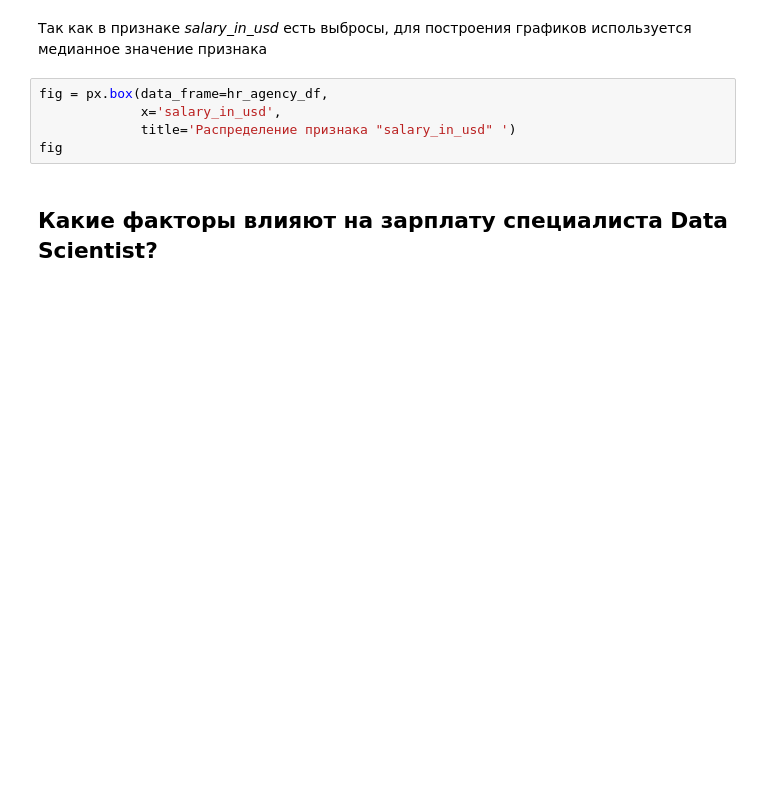
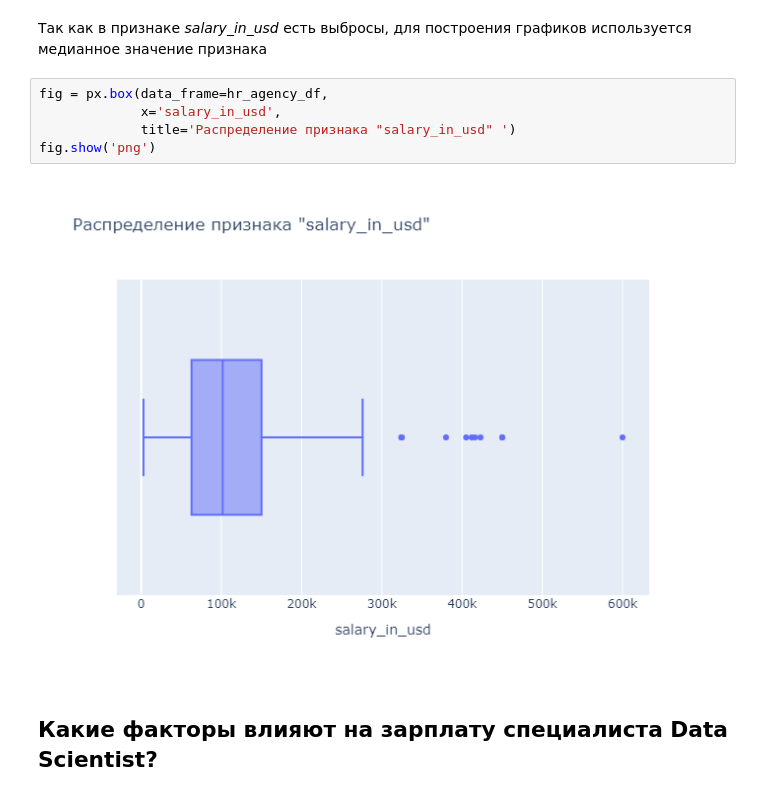
Before and after one commit to Rod10nN/HR_AGENCY_DATA_RESEARCH_, a Jupyter notebook: HR_AGENCY_DATA_RESEARCH.ipynb, the cells around one changed output. Saved outputs shown, nothing was run; the diff lists cells and outputs as text; blank space fills up the shorter version.

```diff
--- a/HR_AGENCY_DATA_RESEARCH.ipynb
+++ b/HR_AGENCY_DATA_RESEARCH.ipynb
@@ -139,8 +139,10 @@ hr_agency_df['Размер компании'] = hr_agency_df['company_size'].app
 # %%
 fig = px.box(data_frame=hr_agency_df,
              x='salary_in_usd',
              title='Распределение признака "salary_in_usd" ')
-fig
+fig.show('png')
+# %% [output]
+[figure, added]
 # %% [markdown]
 ## Какие факторы влияют на зарплату специалиста Data Scientist?
 # %% [markdown]
```
Also changed, not shown: parts of 7 cells of this notebook, 1 other file.
